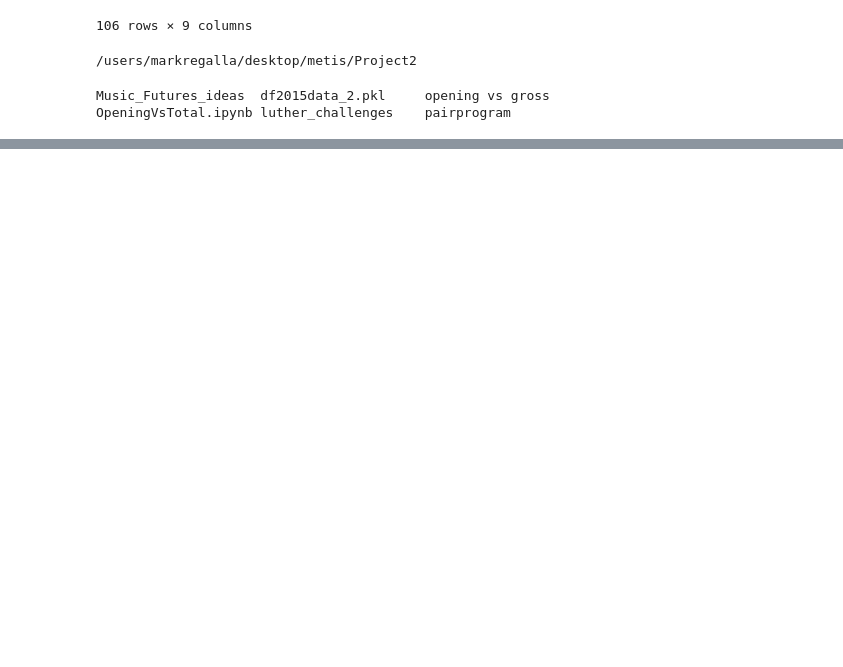
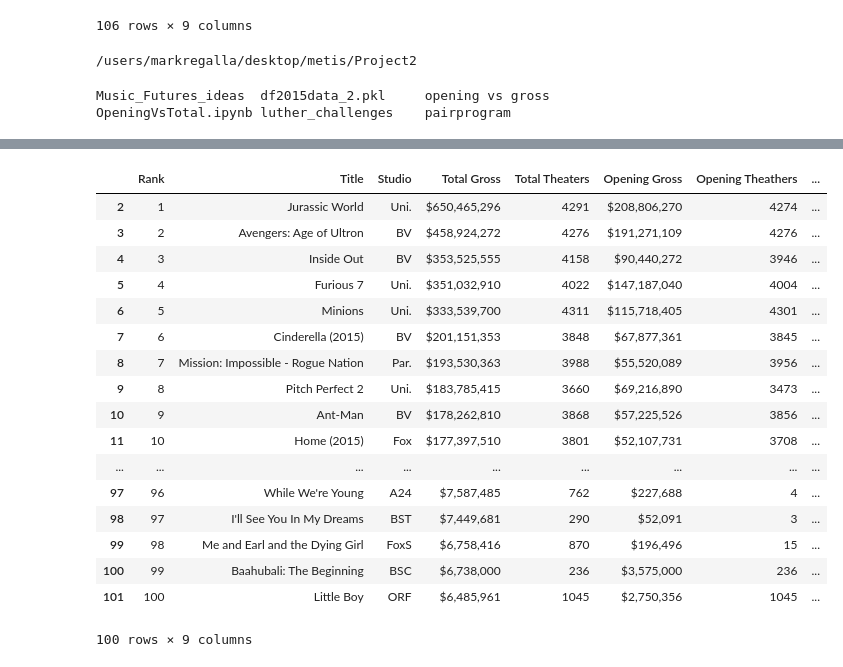
Before and after one commit to MarkRegalla27/Luther, a Jupyter notebook: OpeningVsTotal.ipynb, the cells around one changed output, grey strips where cells are left out. Drawn from its saved outputs; the diff is of its cells as text; code cells hidden in the pictures; blank space fills up the shorter version.

```diff
--- a/OpeningVsTotal.ipynb
+++ b/OpeningVsTotal.ipynb
@@ -109,0 +154,29 @@ OpeningVsTotal.ipynb luther_challenges    pairprogram
+# %%
+df2015data_2 = my_old_data
+rowforindex = ['Rank', 'Title', 'Studio', 'Total Gross', 'Total Theaters', 'Opening Gross',
+               'Opening Theathers', 'Opening Date', 'Closing Date']
+
+#Get rid of first row of data that contains all nan
+df2015data_2 = df2015data_2.drop(df2015data_2.index[0:2])
+df2015data_2 = df2015data_2.drop(df2015data_2.index[100:])
+df2015data_2.columns = rowforindex
+df2015data_2
+# %% [output]
+|  | Rank | Title | Studio | Total Gross | Total Theaters | Opening Gross | Opening Theathers | ... |
+| 2 | 1 | Jurassic World | Uni. | $650,465,296 | 4291 | $208,806,270 | 4274 | ... |
+| 3 | 2 | Avengers: Age of Ultron | BV | $458,924,272 | 4276 | $191,271,109 | 4276 | ... |
+| 4 | 3 | Inside Out | BV | $353,525,555 | 4158 | $90,440,272 | 3946 | ... |
+| 5 | 4 | Furious 7 | Uni. | $351,032,910 | 4022 | $147,187,040 | 4004 | ... |
+| 6 | 5 | Minions | Uni. | $333,539,700 | 4311 | $115,718,405 | 4301 | ... |
+| 7 | 6 | Cinderella (2015) | BV | $201,151,353 | 3848 | $67,877,361 | 3845 | ... |
+| 8 | 7 | Mission: Impossible - Rogue Nation | Par. | $193,530,363 | 3988 | $55,520,089 | 3956 | ... |
+| 9 | 8 | Pitch Perfect 2 | Uni. | $183,785,415 | 3660 | $69,216,890 | 3473 | ... |
+| 10 | 9 | Ant-Man | BV | $178,262,810 | 3868 | $57,225,526 | 3856 | ... |
+| 11 | 10 | Home (2015) | Fox | $177,397,510 | 3801 | $52,107,731 | 3708 | ... |
+| ... | ... | ... | ... | ... | ... | ... | ... | ... |
+| 97 | 96 | While We're Young | A24 | $7,587,485 | 762 | $227,688 | 4 | ... |
+| 98 | 97 | I'll See You In My Dreams | BST | $7,449,681 | 290 | $52,091 | 3 | ... |
+| 99 | 98 | Me and Earl and the Dying Girl | FoxS | $6,758,416 | 870 | $196,496 | 15 | ... |
+| 100 | 99 | Baahubali: The Beginning | BSC | $6,738,000 | 236 | $3,575,000 | 236 | ... |
+| 101 | 100 | Little Boy | ORF | $6,485,961 | 1045 | $2,750,356 | 1045 | ... |
+100 rows × 9 columns
```
Also changed, not shown: parts of 15 cells of this notebook, 1 other file.
